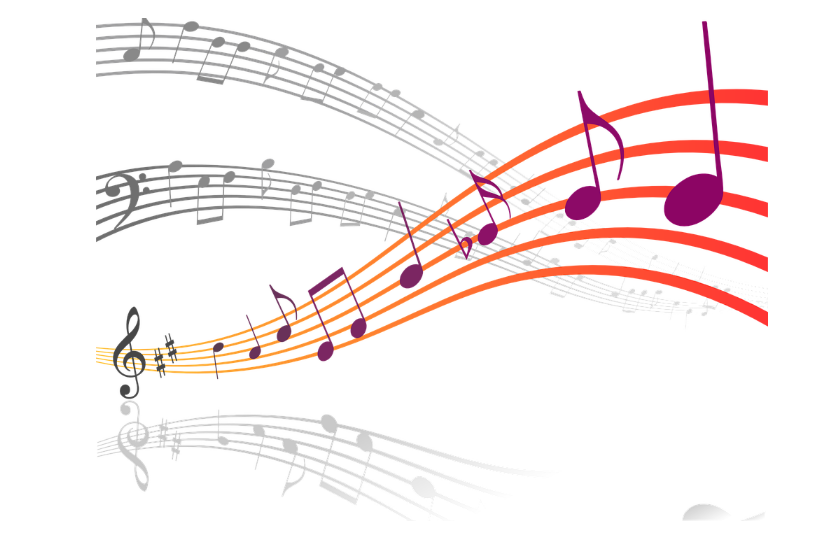
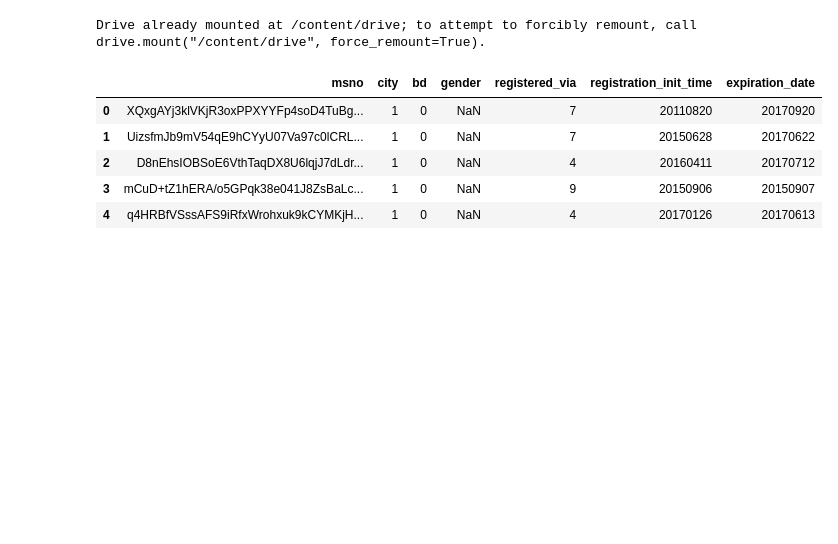
Before and after one commit to ashisaxena710/LGMVIP, a Jupyter notebook: Music_Recommendation_System.ipynb, the cells around one changed output. Saved outputs shown, nothing was run; the diff lists cells and outputs as text; code cells hidden in the pictures; blank space fills up the shorter version.

```diff
--- a/Music_Recommendation_System.ipynb
+++ b/Music_Recommendation_System.ipynb
@@ -1,4 +1,2 @@
 # %% [markdown]
 <a href="https://colab.research.google.com/github/ashisaxena710/LetsGrowMore/blob/main/Music_Recommendation_System.ipynb" target="_parent"><img src="https://colab.research.google.com/assets/colab-badge.svg" alt="Open In Colab"/></a>
-# %% [markdown]
-![image.png](embedded-picture-1)
@@ -4,0 +9,21 @@
+# %%
+from google.colab import drive
+drive.mount('/content/drive')
+# %% [output]
+Drive already mounted at /content/drive; to attempt to forcibly remount, call drive.mount("/content/drive", force_remount=True).
+# %%
+members=pd.read_csv("/content/drive/MyDrive/Lets Grow More/Music Recommendation/members.csv")
+songs=pd.read_csv("/content/drive/MyDrive/Lets Grow More/Music Recommendation/songs.csv")
+songs_info=pd.read_csv("/content/drive/MyDrive/Lets Grow More/Music Recommendation/song_extra_info.csv")
+sample_submission=pd.read_csv("/content/drive/MyDrive/Lets Grow More/Music Recommendation/sample_submission.csv")
+train_data=pd.read_csv("/content/drive/MyDrive/Lets Grow More/Music Recommendation/train.csv")
+test_data=pd.read_csv("/content/drive/MyDrive/Lets Grow More/Music Recommendation/test.csv")
+# %%
+members.head()
+# %% [output]
+|  | msno | city | bd | gender | registered_via | registration_init_time | expiration_date |
+| 0 | XQxgAYj3klVKjR3oxPPXYYFp4soD4TuBg... | 1 | 0 | NaN | 7 | 20110820 | 20170920 |
+| 1 | UizsfmJb9mV54qE9hCYyU07Va97c0lCRL... | 1 | 0 | NaN | 7 | 20150628 | 20170622 |
+| 2 | D8nEhsIOBSoE6VthTaqDX8U6lqjJ7dLdr... | 1 | 0 | NaN | 4 | 20160411 | 20170712 |
+| 3 | mCuD+tZ1hERA/o5GPqk38e041J8ZsBaLc... | 1 | 0 | NaN | 9 | 20150906 | 20150907 |
+| 4 | q4HRBfVSssAFS9iRfxWrohxuk9kCYMKjH... | 1 | 0 | NaN | 4 | 20170126 | 20170613 |
```
Also changed, not shown: parts of 26 cells of this notebook.
